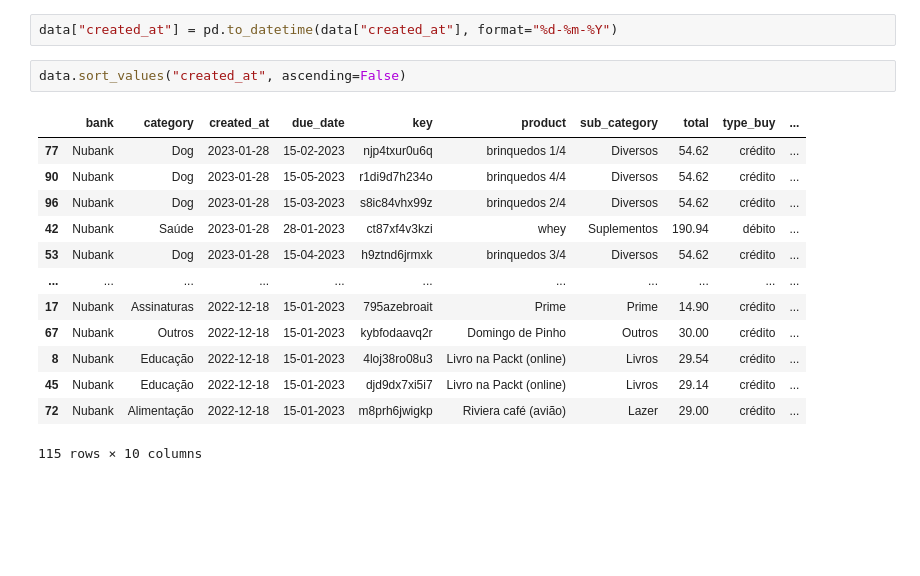
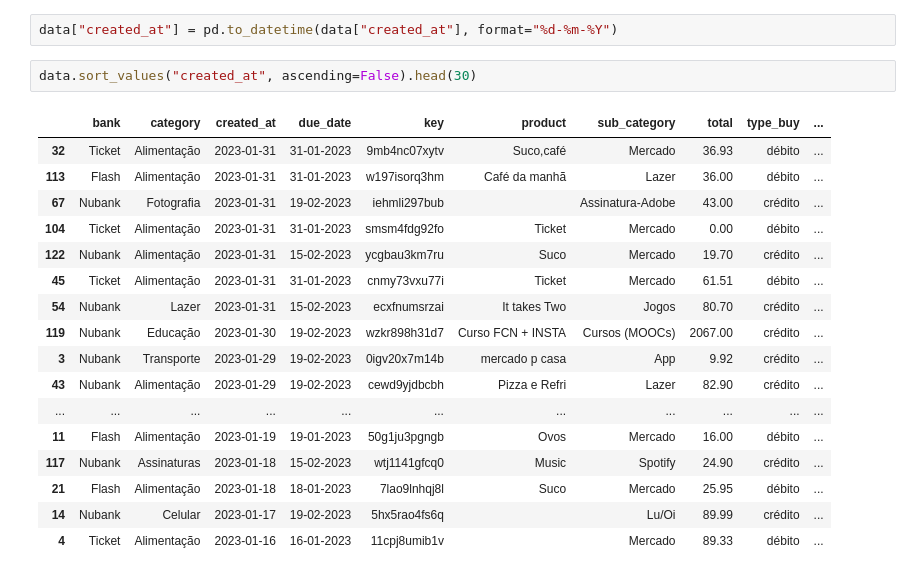
Before and after one commit to LucianoBatista/finance-app, a Jupyter notebook: experiment.ipynb, the cells around one changed output. Saved outputs shown, nothing was run; the diff lists cells and outputs as text; blank space fills up the shorter version.

Commit message:
update: increase table with last entries.

```diff
--- a/experiment.ipynb
+++ b/experiment.ipynb
@@ -139,18 +139,22 @@ data.groupby(["category", "sub_category"])["total"].sum().reset_index()
 # %%
 data["created_at"] = pd.to_datetime(data["created_at"], format="%d-%m-%Y")
 # %%
-data.sort_values("created_at", ascending=False)
+data.sort_values("created_at", ascending=False).head(30)
 # %% [output]
 |  | bank | category | created_at | due_date | key | product | sub_category | total | type_buy | ... |
-| 77 | Nubank | Dog | 2023-01-28 | 15-02-2023 | njp4txur0u6q | brinquedos 1/4 | Diversos | 54.62 | crédito | ... |
-| 90 | Nubank | Dog | 2023-01-28 | 15-05-2023 | r1di9d7h234o | brinquedos 4/4 | Diversos | 54.62 | crédito | ... |
-| 96 | Nubank | Dog | 2023-01-28 | 15-03-2023 | s8ic84vhx99z | brinquedos 2/4 | Diversos | 54.62 | crédito | ... |
-| 42 | Nubank | Saúde | 2023-01-28 | 28-01-2023 | ct87xf4v3kzi | whey | Suplementos | 190.94 | débito | ... |
-| 53 | Nubank | Dog | 2023-01-28 | 15-04-2023 | h9ztnd6jrmxk | brinquedos 3/4 | Diversos | 54.62 | crédito | ... |
+| 32 | Ticket | Alimentação | 2023-01-31 | 31-01-2023 | 9mb4nc07xytv | Suco,café | Mercado | 36.93 | débito | ... |
+| 113 | Flash | Alimentação | 2023-01-31 | 31-01-2023 | w197isorq3hm | Café da manhã | Lazer | 36.00 | débito | ... |
+| 67 | Nubank | Fotografia | 2023-01-31 | 19-02-2023 | iehmli297bub |  | Assinatura-Adobe | 43.00 | crédito | ... |
+| 104 | Ticket | Alimentação | 2023-01-31 | 31-01-2023 | smsm4fdg92fo | Ticket | Mercado | 0.00 | débito | ... |
+| 122 | Nubank | Alimentação | 2023-01-31 | 15-02-2023 | ycgbau3km7ru | Suco | Mercado | 19.70 | crédito | ... |
+| 45 | Ticket | Alimentação | 2023-01-31 | 31-01-2023 | cnmy73vxu77i | Ticket | Mercado | 61.51 | débito | ... |
+| 54 | Nubank | Lazer | 2023-01-31 | 15-02-2023 | ecxfnumsrzai | It takes Two | Jogos | 80.70 | crédito | ... |
+| 119 | Nubank | Educação | 2023-01-30 | 19-02-2023 | wzkr898h31d7 | Curso FCN + INSTA | Cursos (MOOCs) | 2067.00 | crédito | ... |
+| 3 | Nubank | Transporte | 2023-01-29 | 19-02-2023 | 0igv20x7m14b | mercado p casa | App | 9.92 | crédito | ... |
+| 43 | Nubank | Alimentação | 2023-01-29 | 19-02-2023 | cewd9yjdbcbh | Pizza e Refri | Lazer | 82.90 | crédito | ... |
 | ... | ... | ... | ... | ... | ... | ... | ... | ... | ... | ... |
-| 17 | Nubank | Assinaturas | 2022-12-18 | 15-01-2023 | 795azebroait | Prime | Prime | 14.90 | crédito | ... |
-| 67 | Nubank | Outros | 2022-12-18 | 15-01-2023 | kybfodaavq2r | Domingo de Pinho | Outros | 30.00 | crédito | ... |
-| 8 | Nubank | Educação | 2022-12-18 | 15-01-2023 | 4loj38ro08u3 | Livro na Packt (online) | Livros | 29.54 | crédito | ... |
-| 45 | Nubank | Educação | 2022-12-18 | 15-01-2023 | djd9dx7xi5i7 | Livro na Packt (online) | Livros | 29.14 | crédito | ... |
-| 72 | Nubank | Alimentação | 2022-12-18 | 15-01-2023 | m8prh6jwigkp | Riviera café (avião) | Lazer | 29.00 | crédito | ... |
+| 11 | Flash | Alimentação | 2023-01-19 | 19-01-2023 | 50g1ju3pgngb | Ovos | Mercado | 16.00 | débito | ... |
+| 117 | Nubank | Assinaturas | 2023-01-18 | 15-02-2023 | wtj1141gfcq0 | Music | Spotify | 24.90 | crédito | ... |
+| 21 | Flash | Alimentação | 2023-01-18 | 18-01-2023 | 7lao9lnhqj8l | Suco | Mercado | 25.95 | débito | ... |
+| 14 | Nubank | Celular | 2023-01-17 | 19-02-2023 | 5hx5rao4fs6q |  | Lu/Oi | 89.99 | crédito | ... |
+| 4 | Ticket | Alimentação | 2023-01-16 | 16-01-2023 | 11cpj8umib1v |  | Mercado | 89.33 | débito | ... |
-115 rows × 10 columns
```
Also changed, not shown: parts of 2 cells of this notebook, 1 other file.
